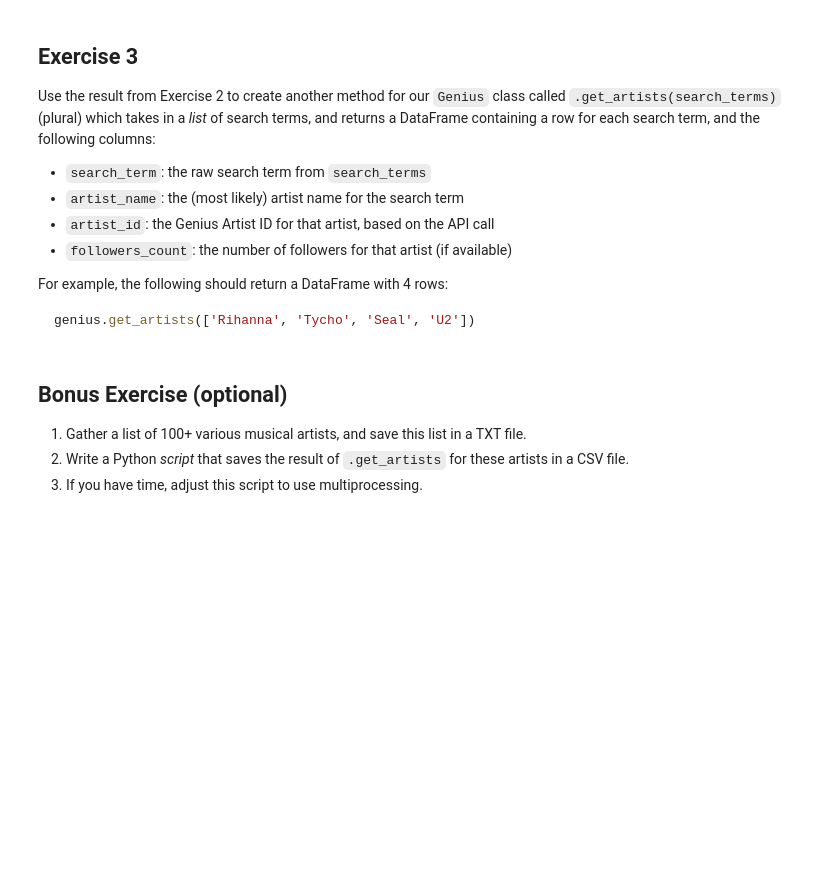
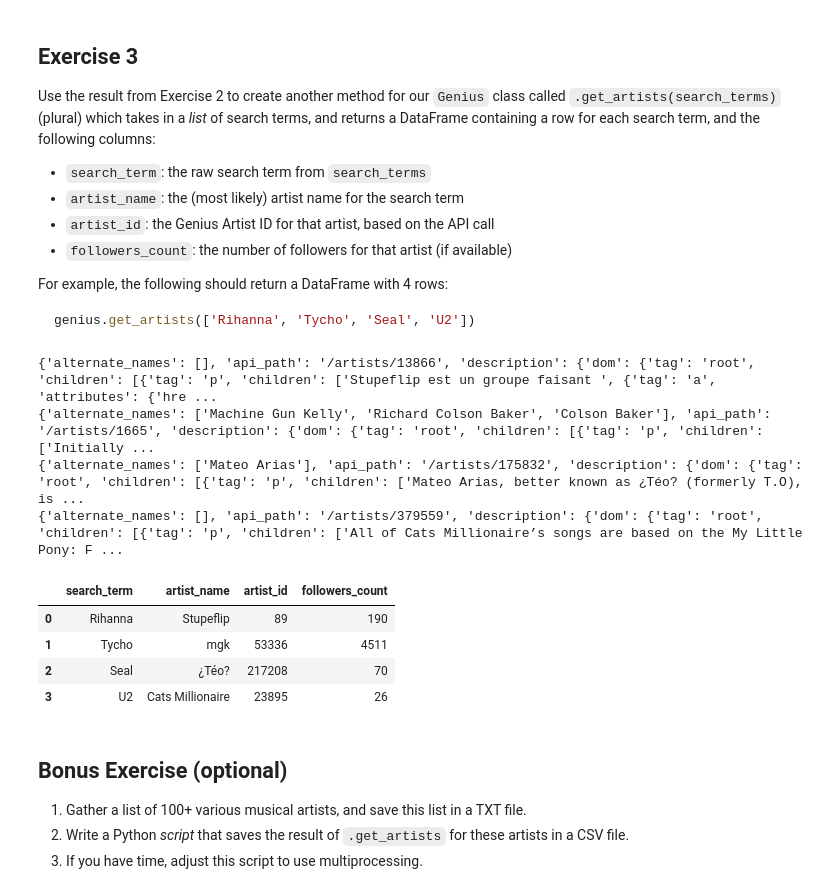
Before and after one commit to brobers0339/INFO-H501-week-6, a Jupyter notebook: exercises.ipynb, the cells around one changed output. Drawn from its saved outputs; the diff is of its cells as text; code cells hidden in the pictures; blank space fills up the shorter version.

````diff
--- a/exercises.ipynb
+++ b/exercises.ipynb
@@ -65,6 +81,20 @@ For example, the following should return a DataFrame with 4 rows:
 ```python
 genius.get_artists(['Rihanna', 'Tycho', 'Seal', 'U2'])
 ```
+# %%
+from apputil import Genius
+genius = Genius(access_token='HqGMeY2Yvsgz-85yDBBwCwwXpglCEtjzwolY9W4JLL3uRFTicN4rqKyy0zEUSKag')
+genius.get_artists(['Rihanna', 'Tycho', 'Seal', 'U2'])
+# %% [output]
+{'alternate_names': [], 'api_path': '/artists/13866', 'description': {'dom': {'tag': 'root', 'children': [{'tag': 'p', 'children': ['Stupeflip est un groupe faisant ', {'tag': 'a', 'attributes': {'hre ...
+{'alternate_names': ['Machine Gun Kelly', 'Richard Colson Baker', 'Colson Baker'], 'api_path': '/artists/1665', 'description': {'dom': {'tag': 'root', 'children': [{'tag': 'p', 'children': ['Initially ...
+{'alternate_names': ['Mateo Arias'], 'api_path': '/artists/175832', 'description': {'dom': {'tag': 'root', 'children': [{'tag': 'p', 'children': ['Mateo Arias, better known as ¿Téo? (formerly T.O), is ...
+{'alternate_names': [], 'api_path': '/artists/379559', 'description': {'dom': {'tag': 'root', 'children': [{'tag': 'p', 'children': ['All of Cats Millionaire’s songs are based on the My Little Pony: F ...
+|  | search_term | artist_name | artist_id | followers_count |
+| 0 | Rihanna | Stupeflip | 89 | 190 |
+| 1 | Tycho | mgk | 53336 | 4511 |
+| 2 | Seal | ¿Téo? | 217208 | 70 |
+| 3 | U2 | Cats Millionaire | 23895 | 26 |
 # %% [markdown]
 ## Bonus Exercise (optional)
 
````
Also changed, not shown: parts of 1 cell of this notebook, 1 other file.
